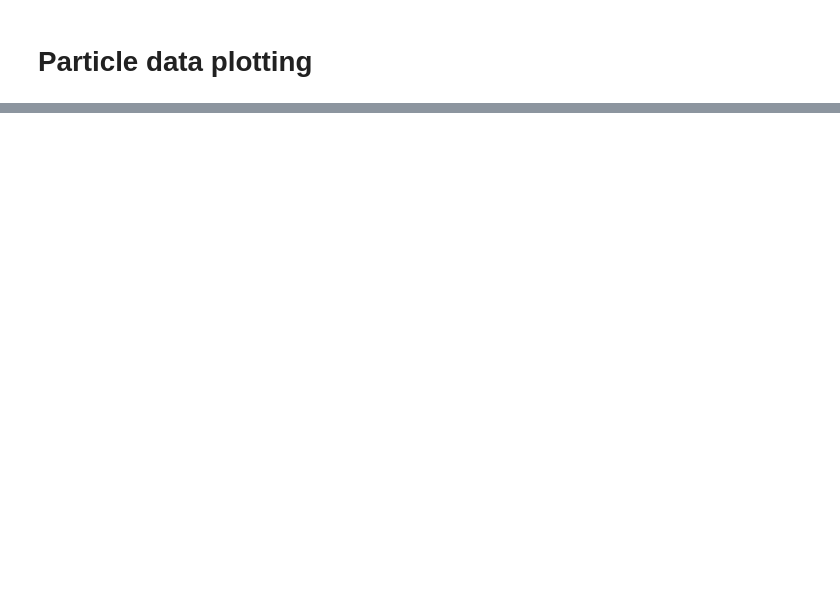
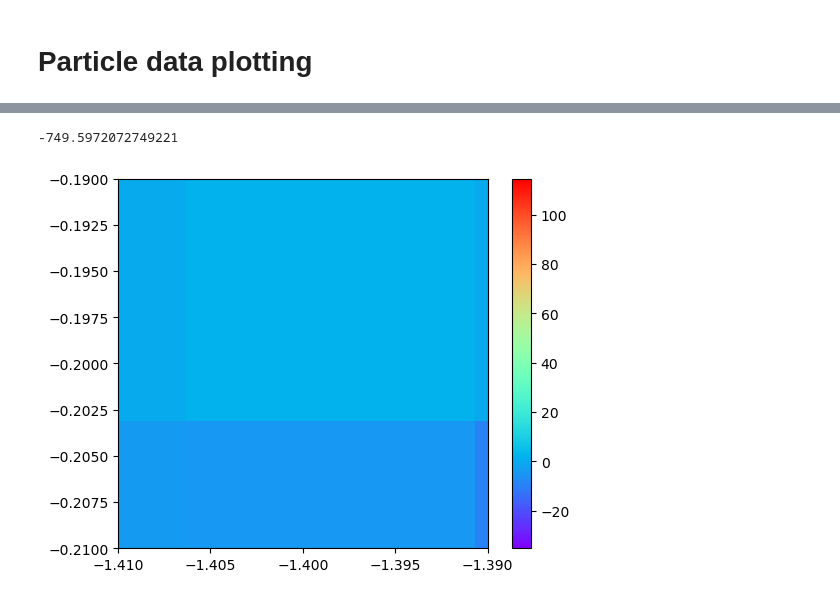
Before and after one commit to alexandercushen/MercuryModelling, a Jupyter notebook: plotting/PC_plotting.ipynb, the cells around one changed output, grey strips where cells are left out. Cells and saved outputs as stored; diff of their text form; code cells hidden in the pictures; blank space fills up the shorter version.

```diff
--- a/plotting/PC_plotting.ipynb
+++ b/plotting/PC_plotting.ipynb
@@ -20,6 +20,11 @@ import matplotlib as mpl
 import matplotlib.pyplot as plt
 import matplotlib.animation as animation
 from scipy import interpolate
+from matplotlib.ticker import LogFormatter
+from matplotlib.ticker import LogLocator, LogFormatterSciNotation
+
+mu_0 = 1.257e-6
+R_M = 2440e3 #m
 # %% [markdown]
 # Save frame slices for making movies
 # %%
@@ -953,3 +1305,20 @@ Plotting t = 56.0
 # %%
-dc
+# Verification calc:
+# r = (-1.4,-0.2,0.125) R_M, v centered at (600,450,-100) km/s
+ds = fleks.load(str(dir+"3d_fluid_region0_2_t00000056_n00031082_amrex"))
+dc = ds.get_slice("z",0.125)
+Bx = np.array(dc.evaluate_expression("Bx")).T
+By = np.array(dc.evaluate_expression("By")).T
+Bz = np.array(dc.evaluate_expression("Bz")).T
+plt.imshow(Bz,extent=[dc.x.value.min(),dc.x.value.max(),dc.y.value.min(),dc.y.value.max()],cmap="rainbow",origin="lower")
+plt.xlim(-1.41,-1.39)
+plt.ylim(-0.21,-0.19)
+plt.colorbar()
+Bmag = np.sqrt(50**2+35**2)
+bhat = [-50/Bmag,-35/Bmag,0/Bmag]
+vpara=600*bhat[0]+450*bhat[1]+100*bhat[2]
+vperp=np.sqrt((600-vpara*bhat[0])**2+(450-vpara*bhat[1])**2+((-100)-vpara*bhat[2])**2)
+print(vpara)
+#np.sqrt(vpara**2+vperp**2)
+#np.sqrt(600**2+450**2+100**2)
 # %% [output]
@@ -956,0 +1329,2 @@ NameError: name 'dc' is not defined
+-749.5972072749221
+[figure, added]
```
Also changed, not shown: parts of 6 cells of this notebook.
